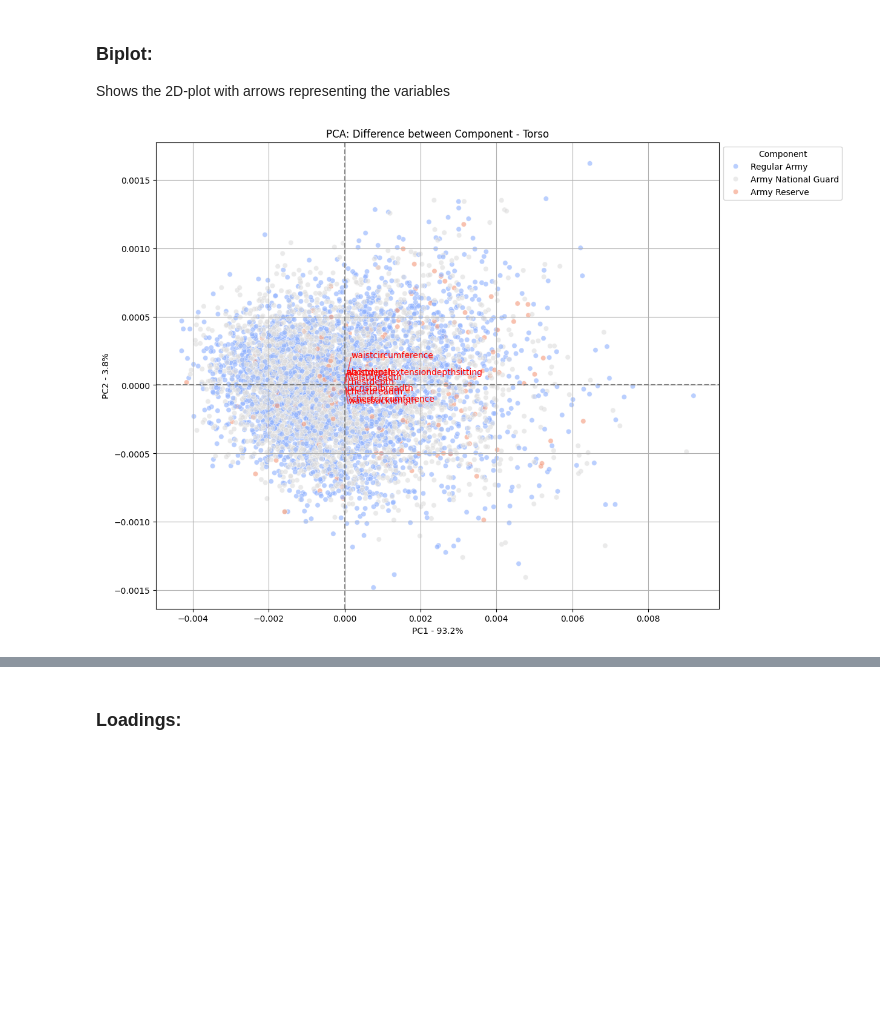
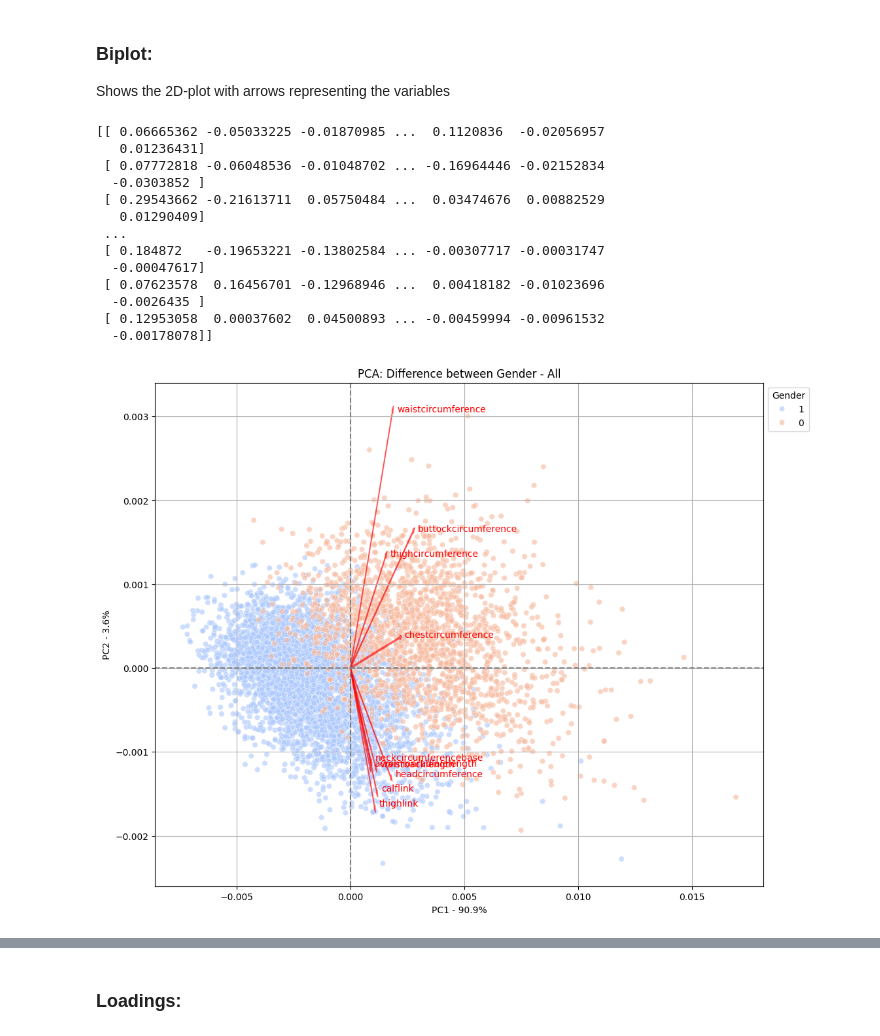
Before and after one commit to jobindjohn/anthromass, a Jupyter notebook: LV6Augusta/Kandidatprocess/PCA_divided_by_weight_and_stature.ipynb, the cells around one changed output, grey strips where cells are left out. Drawn from its saved outputs; the diff is of its cells as text; code cells hidden in the pictures; blank space fills up the shorter version.

```diff
--- a/LV6Augusta/Kandidatprocess/PCA_divided_by_weight_and_stature.ipynb
+++ b/LV6Augusta/Kandidatprocess/PCA_divided_by_weight_and_stature.ipynb
@@ -26,7 +26,7 @@ def read_file():
     ansur['weightkg']=ansur['weightkg']/10
     ansur['shoulderheight']=ansur['acromialheight']-ansur['axillaheight']#upper trunk length
     ansur['middletrunklength']=ansur['chestheight']-ansur['waistheightomphalion']
-    ansur['lowertrunklength']=ansur['waistheightomphalion']-ansur['trochanterionheight']
+    ansur['lowetrunklength']=ansur['waistheightomphalion']-ansur['trochanterionheight']
     ansur['thighlink']=ansur['trochanterionheight']-ansur['lateralfemoralepicondyleheight']
     ansur['calflink']=ansur['lateralfemoralepicondyleheight']-ansur['lateralmalleolusheight']
     ansur['forearmlength']=ansur['forearmhandlength']-ansur['handlength']
@@ -78,12 +76,14 @@ Creating body sections form the mesaurments form ansur (sections based on the Ha
 ("all" is all the body sections together and not all the mesaurments from ANSURII)
 # %%
 head= ['bizygomaticbreadth','headbreadth','headcircumference','headlength','mentonsellionlength']
+
+ears = ['earbreadth','earlength','earprotrusion']
 
 upper_trunk = ['shoulderheight', 'chestcircumference','chestdepth','chestbreadth'] #'shoulderlength' interesting?
 
 middle_trunk = ['middletrunklength','waistbreadth','waistcircumference','waistdepth']
 
-lower_trunk = ['hipbreadth','lowertrunklength','buttockcircumference'] #Find a hip crcimference? Use buttock instead?
+lower_trunk = ['hipbreadth','lowetrunklength','buttockcircumference'] #Find a hip crcimference? Use buttock instead?
 
 thigh = ['thighcircumference','thighclearance','thighlink'] # 'lowerthighcircumference' ?
 
@@ -101,7 +101,7 @@ neck = ['neckcircumference','neckcircumferencebase']
 
 torso = ['abdominalextensiondepthsitting','bicristalbreadth','chestbreadth','chestcircumference','chestdepth','waistbacklength','waistbreadth','waistcircumference','waistdepth']
 
-all = ['bizygomaticbreadth','headbreadth','headcircumference','headlength','mentonsellionlength','shoulderheight', 'chestcircumference','chestdepth','chestbreadth','middletrunklength','waistbreadth','waistcircumference','waistdepth','hipbreadth','lowetrunklength','buttockcircumference','thighcircumference','thighclearance','thighlink','anklecircumference','calflink','calfcircumference','footbreadthhorizontal','footlength', 'balloffootcircumference',
+all = ['bizygomaticbreadth','headbreadth','headcircumference','headlength','mentonsellionlength','earbreadth','earlength','earprotrusion','shoulderheight', 'chestcircumference','chestdepth','chestbreadth','middletrunklength','waistbreadth','waistcircumference','waistdepth','hipbreadth','lowetrunklength','buttockcircumference','thighcircumference','thighclearance','thighlink','anklecircumference','calflink','calfcircumference','footbreadthhorizontal','footlength', 'balloffootcircumference',
 'handbreadth','handcircumference','handlength','bicepscircumferenceflexed','acromionradialelength','forearmcircumferenceflexed','wristcircumference','forearmlength','neckcircumference','neckcircumferencebase','waistbacklength','abdominalextensiondepthsitting','bicristalbreadth']
 # %% [markdown]
 ## Scale
@@ -343,9 +335,14 @@ def PC2_plot_biplot(data,data_scaled,subset: list,subsetname: str,compare: str,
     loadings = pca.components_.T
     per_var = np.round(pca.explained_variance_ratio_* 100, decimals=1)
     # Beräkna totala laddningar
-    total_loadings = np.sum(np.abs(loadings), axis=1)
+
     # Välj de 10 största laddningarna
-    top_10_indices = np.argsort(total_loadings)[-10:]
+    #top_10_indices = np.argsort(total_loadings)[-10:]
+    loading_lengths = np.linalg.norm(loadings[:, :2], axis=1)  # L2-norm (dvs. längden på pilen)
+
+    # Indices till de 10 längsta pilarna
+    top_10_indices = np.argsort(loading_lengths)[-10:]
+
 
     # Plotta PC1 vs PC2 färglagd efter kön
     #plt.figure(figsize=(8,6))
@@ -366,12 +363,12 @@ def PC2_plot_biplot(data,data_scaled,subset: list,subsetname: str,compare: str,
              #   plt.arrow(0, 0, loadings[i, 0]*500, loadings[i, 1]*500, color='red', alpha=0.5)
               #  plt.text(loadings[i, 0]*500, loadings[i, 1]*500, var, color='red')
             for i in top_10_indices:
-                plt.arrow(0, 0, loadings[i, 0]*0.006, loadings[i, 1]*0.006, color='red', alpha=0.5, width=0.00003)
-                plt.text(loadings[i, 0]*0.006+0.0001, loadings[i, 1]*0.006, df_subset.columns[i], color='red')
+                plt.arrow(0, 0, loadings[i, 0]*0.006, loadings[i, 1]*0.006, color='red', alpha=0.5, width=0.00002)
+                plt.text(loadings[i, 0]*0.006+0.0002, loadings[i, 1]*0.006, df_subset.columns[i], color='red')
         else:
             for i, var in enumerate(df_subset.columns):
-                plt.arrow(0, 0, loadings[i, 0]*0.0008, loadings[i, 1]*0.0003, color='red', alpha=0.5, width=0.000002)
-                plt.text(loadings[i, 0]*0.0003, loadings[i, 1]*0.0003, var, color='red')
+                plt.arrow(0, 0, loadings[i, 0]*0.005, loadings[i, 1]*0.005, color='red', alpha=0.5, width=0.000002)
+                plt.text(loadings[i, 0]*0.005, loadings[i, 1]*0.005, var, color='red')
 
         plt.legend(title= compare,loc="upper left", bbox_to_anchor=(1, 1))
         plt.grid()
@@ -395,10 +392,23 @@ def PC2_plot_biplot(data,data_scaled,subset: list,subsetname: str,compare: str,
                 #ax.arrow(0, 0, loadings[i, 0]*df_subset[var].mean(), loadings[i, 1]*df_subset[var].mean(), color='red', alpha=0.5)
                 #ax.text(loadings[i, 0]*df_subset[var].mean(), loadings[i, 1]*df_subset[var].mean(), var, color='red')
                 ax.arrow(0, 0, loadings[i, 0]*0.0003, loadings[i, 1]*0.0003, color='red', alpha=0.5,width=0.00001)
-                ax.text(loadings[i, 0]*0.0003, loadings[i, 1]*0.0003, var, color='red')
+                ax.text(laodings[i, 0]*0.0003, loadings[i, 1]*0.0003, var, color='red')
 
             ax.legend(title= compare,loc="upper left", bbox_to_anchor=(1, 1))
 # %%
-PC2_plot_biplot(ansur,ansur_scaled_all,torso,'Torso','Component')
+PC2_plot_biplot(ansur,ansur_scaled_all,all,'All','Gender')
 # %% [output]
+[[ 0.06665362 -0.05033225 -0.01870985 ...  0.1120836  -0.02056957
+   0.01236431]
+ [ 0.07772818 -0.06048536 -0.01048702 ... -0.16964446 -0.02152834
+  -0.0303852 ]
+ [ 0.29543662 -0.21613711  0.05750484 ...  0.03474676  0.00882529
+   0.01290409]
+ ...
+ [ 0.184872   -0.19653221 -0.13802584 ... -0.00307717 -0.00031747
+  -0.00047617]
+ [ 0.07623578  0.16456701 -0.12968946 ...  0.00418182 -0.01023696
+  -0.0026435 ]
+ [ 0.12953058  0.00037602  0.04500893 ... -0.00459994 -0.00961532
+  -0.00178078]]
-[figure, old version]
+[figure, new version]
```
Also changed, not shown: parts of 14 cells of this notebook, 1 other file.
